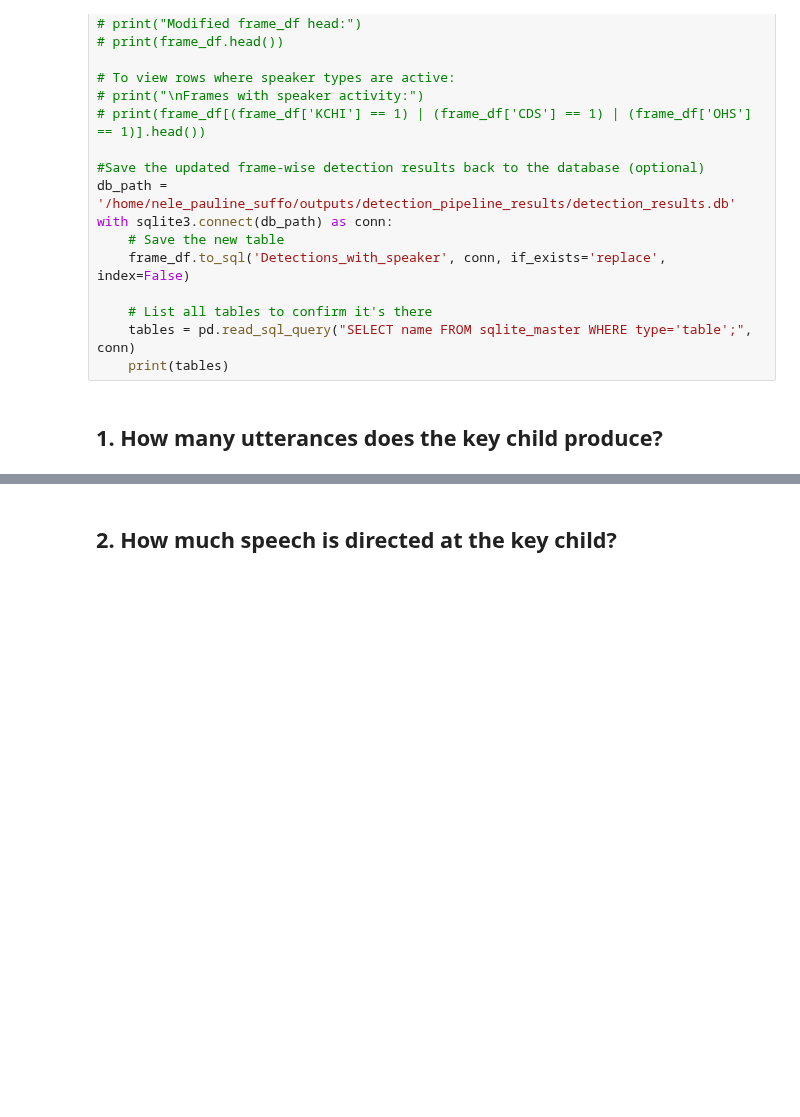
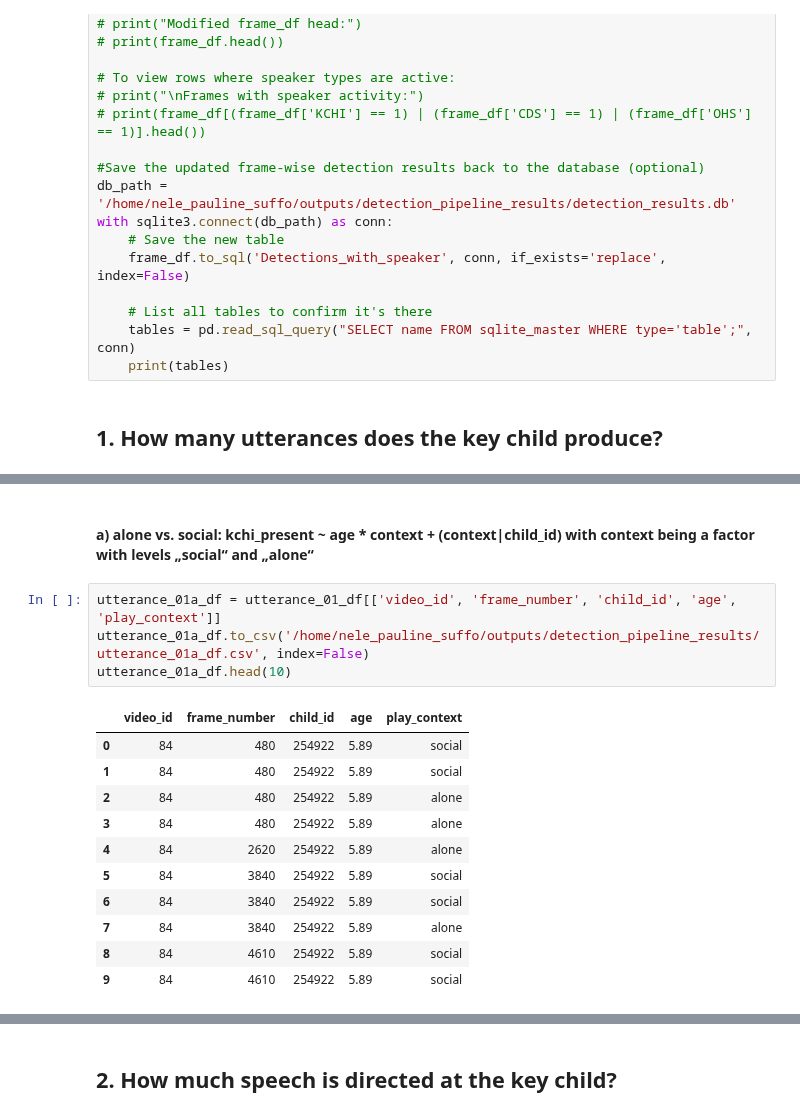
Before and after one commit to neleSuffo/naturalistic-social-analysis, a Jupyter notebook: notebooks/quantex_glmm.ipynb, the cells around one changed output, grey strips where cells are left out. Cells and saved outputs as stored; diff of their text form; blank space fills up the shorter version.

```diff
--- a/notebooks/quantex_glmm.ipynb
+++ b/notebooks/quantex_glmm.ipynb
@@ -157,0 +167,18 @@ utterance_01_df
+# %% [markdown]
+#### a) alone vs. social: kchi_present ~ age * context + (context|child_id) with context being a factor with levels „social“ and „alone“
+# %%
+utterance_01a_df = utterance_01_df[['video_id', 'frame_number', 'child_id', 'age', 'play_context']]
+utterance_01a_df.to_csv('/home/nele_pauline_suffo/outputs/detection_pipeline_results/utterance_01a_df.csv', index=False)
+utterance_01a_df.head(10)
+# %% [output]
+|  | video_id | frame_number | child_id | age | play_context |
+| 0 | 84 | 480 | 254922 | 5.89 | social |
+| 1 | 84 | 480 | 254922 | 5.89 | social |
+| 2 | 84 | 480 | 254922 | 5.89 | alone |
+| 3 | 84 | 480 | 254922 | 5.89 | alone |
+| 4 | 84 | 2620 | 254922 | 5.89 | alone |
+| 5 | 84 | 3840 | 254922 | 5.89 | social |
+| 6 | 84 | 3840 | 254922 | 5.89 | social |
+| 7 | 84 | 3840 | 254922 | 5.89 | alone |
+| 8 | 84 | 4610 | 254922 | 5.89 | social |
+| 9 | 84 | 4610 | 254922 | 5.89 | social |
```
Also changed, not shown: parts of 7 cells of this notebook.
